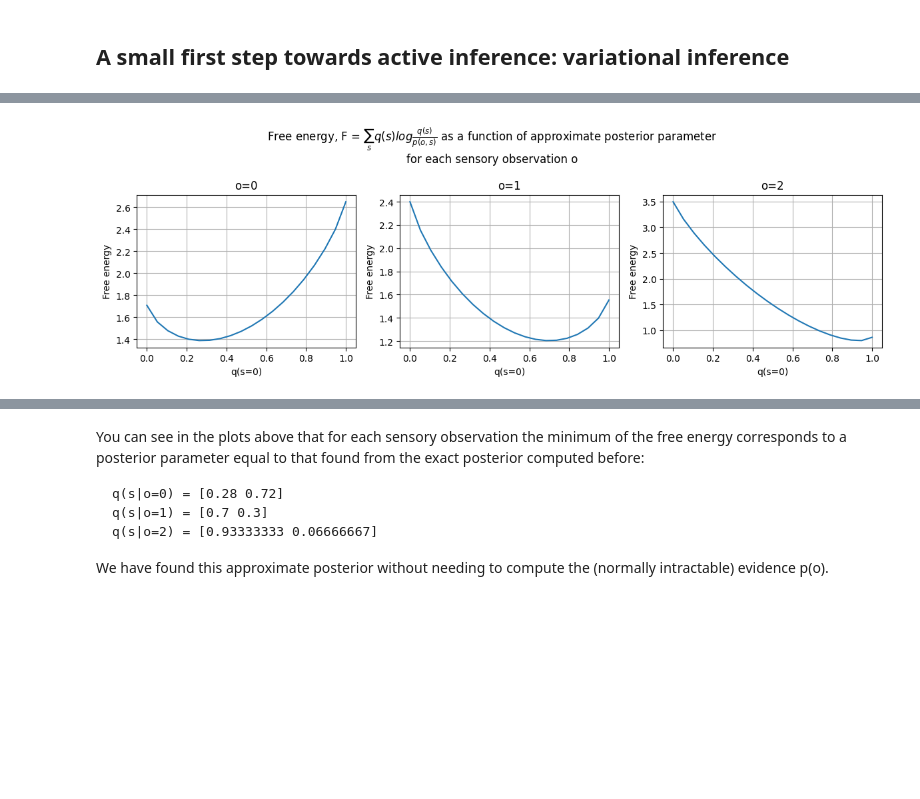
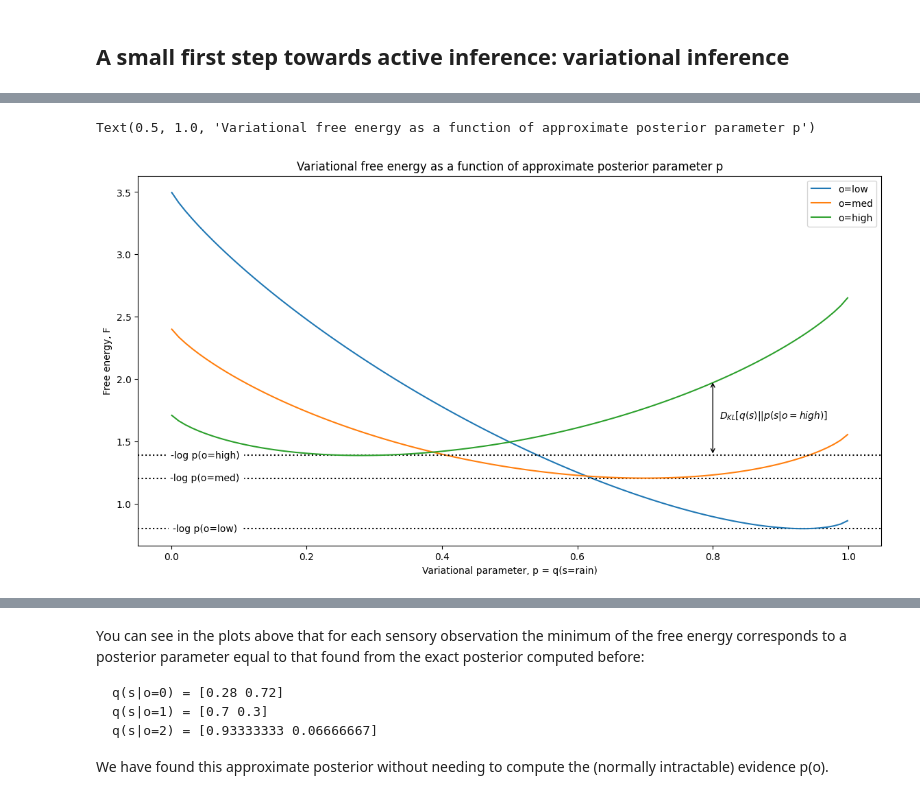
Before and after one commit to felixcs1/ds-learning, a Jupyter notebook: probability/ai.ipynb, the cells around one changed output, grey strips where cells are left out. Cells and saved outputs as stored; diff of their text form; code cells hidden in the pictures; blank space fills up the shorter version.

```diff
--- a/probability/ai.ipynb
+++ b/probability/ai.ipynb
@@ -166,36 +132,35 @@ Below we plot the free energy for all possible variational distributions in the
-# %%
-# We are now saying evidence is intractible so need an approx posterior q_s
-
-# Define how free energy is calculated from a given q_s
-var_free_energy = lambda q_s, likelihood, prior: sum(q_s * np.log(q_s / (likelihood * prior)))
-
-# We can go through a range of possible state probabilities,
-# which in the case of a categorical distribution is also the parameters
-# of our approximate posterior. There are only 2 states so this is easy as there
-# is only 1 parameter.
-es = {"o=0": [], "o=1": [], "o=2": []}
-q0s = np.linspace(0.001, 0.999, 20)
-for q0 in q0s:
-    q_s = np.array([q0, 1 - q0])
-    es["o=0"].append(var_free_energy(q_s, p_o_s[:, 0], p_s))
-    es["o=1"].append(var_free_energy(q_s, p_o_s[:, 1], p_s))
-    es["o=2"].append(var_free_energy(q_s, p_o_s[:, 2], p_s))
-
-fig, axs = plt.subplots(1, 3, figsize=(12, 4))
-axs[0].plot(q0s, es["o=0"])
-axs[1].plot(q0s, es["o=1"])
-axs[2].plot(q0s, es["o=2"])
-
-for i, ax in enumerate(axs):
-    ax.grid()
-    ax.set_title(f"o={i}")
-    ax.set_xlabel("q(s=0)")
-    ax.set_ylabel("Free energy")
-
-fig.suptitle(
-    "Free energy, F = $\sum_{s} q(s) log\\frac{q(s)}{p(o, s)}$ as a function of approximate posterior parameter"
-    + "\nfor each sensory observation o"
-    )
-fig.tight_layout()
-# %% [output]
-[figure, removed]
+# %%
+
+# Define how variational free energy is calculated from a given q_s
+F = lambda q_s, likelihood, prior: sum(q_s * np.log(q_s / (likelihood * prior)))
+
+# Compute F for arange of parameter p
+es = {"o=low": [], "o=med": [], "o=high": []}
+parameter_space = np.linspace(0.001, 0.999, 100)
+for p in parameter_space:
+    q_s = np.array([p, 1 - p])
+    es["o=low"].append(F(q_s, A[:, 0], prior))
+    es["o=med"].append(F(q_s, A[:, 1], prior))
+    es["o=high"].append(F(q_s, A[:, 2], prior))
+
+fig, ax = plt.subplots(1, 1, figsize=(14, 7))
+
+# In this simple exmaple we can directly compute the evidence, useful to show on the plot
+neg_log_evidence = lambda observation: -np.log(sum(A[:, observation] * prior))
+for i, observation in zip([0, 1, 2], ["low", "med", "high"]):
+    neg_le = neg_log_evidence(i)
+    ax.axhline(neg_le, 0, 1, color="k", ls=":")
+    ax.text(0.05, neg_le, f"-log p(o={observation})", fontsize=10, va='center', ha='center', backgroundcolor='w')
+    ax.plot(parameter_space, es[f"o={observation}"], label=f"o={observation}")
+
+# Annotate the KL divergence
+ax.annotate(text="", xy=(0.8, es[f"o=high"][80]), xytext=(0.8,neg_log_evidence(2)), arrowprops=dict(arrowstyle='<->'))
+ax.annotate(text='$D_{KL}[q(s)||p(s|o=high)]}$', xy=(0.8, es[f"o=high"][80]), xytext=(0.81, neg_log_evidence(2) + 0.3))
+
+ax.set_xlabel("Variational parameter, p = q(s=rain)")
+ax.set_ylabel("Free energy, F")
+ax.legend()
+ax.set_title("Variational free energy as a function of approximate posterior parameter p")
+# %% [output]
+Text(0.5, 1.0, 'Variational free energy as a function of approximate posterior parameter p')
+[figure, added]
```
Also changed, not shown: parts of 12 cells of this notebook.
